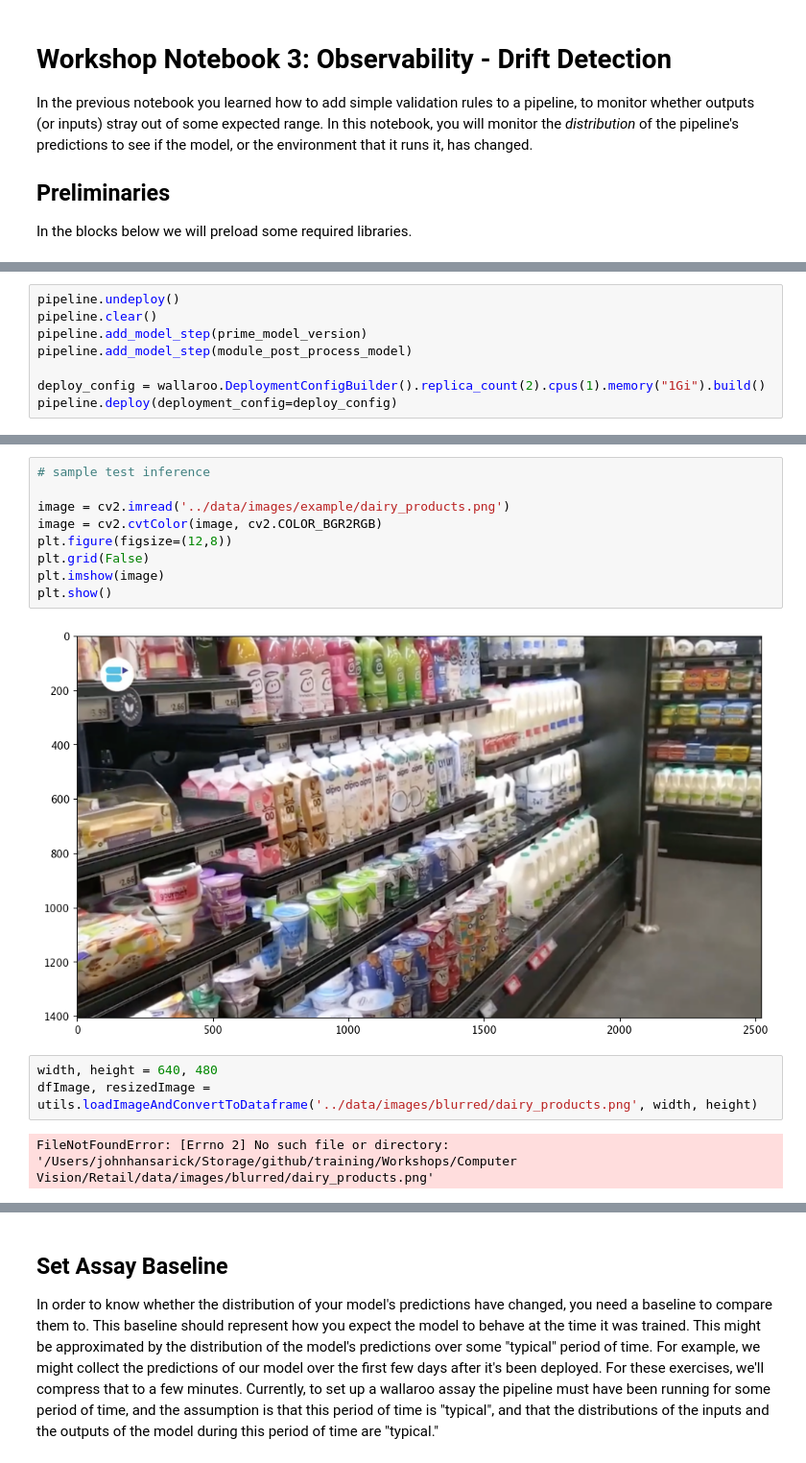
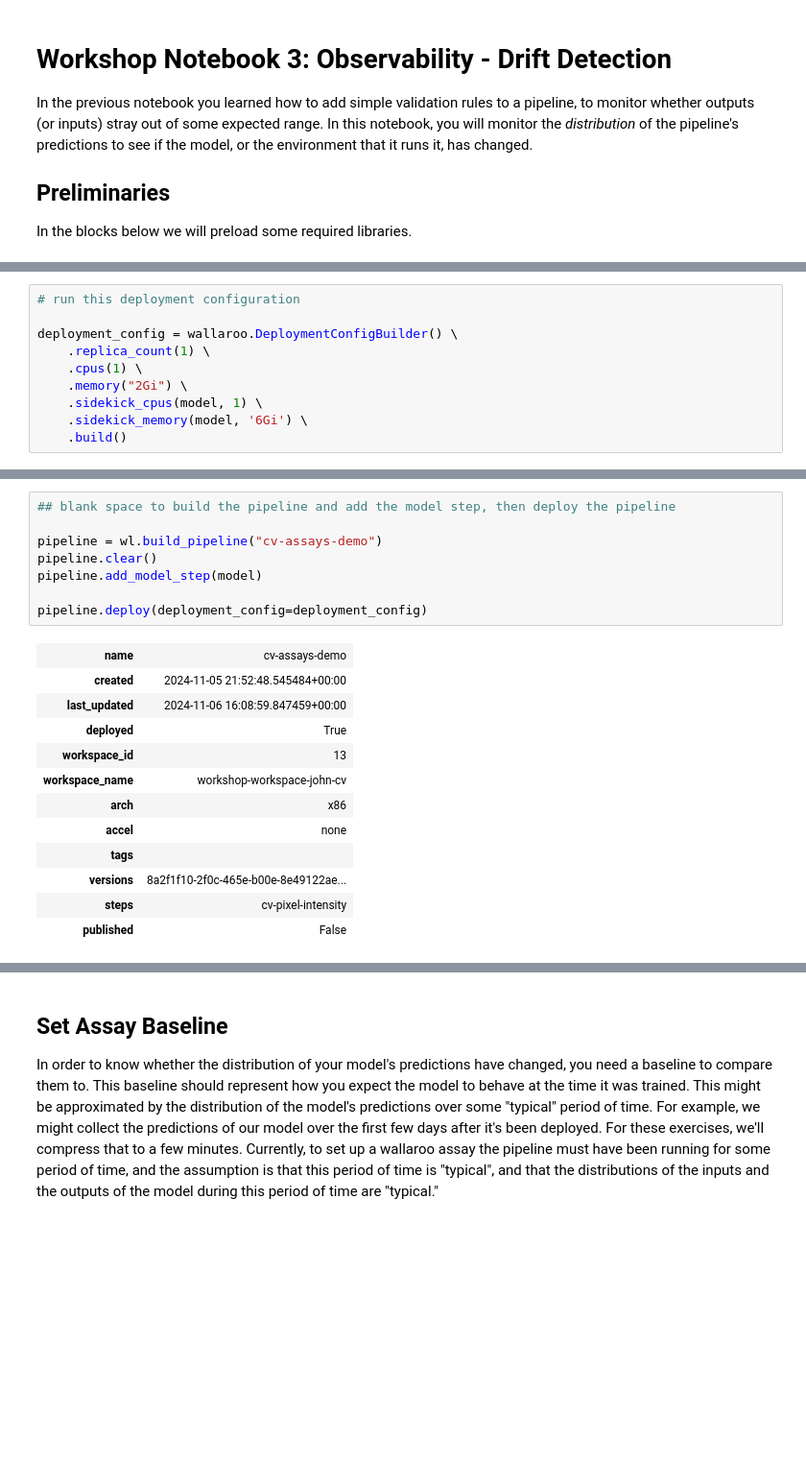
Before and after one commit to WallarooLabs/Workshops, a Jupyter notebook: Computer Vision/Retail/Notebooks-with-code/N4_drift_detection-with-code.ipynb, the cells around one changed output, grey strips where cells are left out. Shown at 96% size. Drawn from its saved outputs; the diff is of its cells as text; blank space fills up the shorter version.

```diff
--- a/Computer Vision/Retail/Notebooks-with-code/N4_drift_detection-with-code.ipynb
+++ b/Computer Vision/Retail/Notebooks-with-code/N4_drift_detection-with-code.ipynb
@@ -98,8 +135,10 @@ Set up the pipeline with the single model step as was done in notebook 1, then d
 # %%
-pipeline.undeploy()
-pipeline.clear()
-pipeline.add_model_step(prime_model_version)
-pipeline.add_model_step(module_post_process_model)
+# run this deployment configuration
 
-deploy_config = wallaroo.DeploymentConfigBuilder().replica_count(2).cpus(1).memory("1Gi").build()
-pipeline.deploy(deployment_config=deploy_config)
+deployment_config = wallaroo.DeploymentConfigBuilder() \
+    .replica_count(1) \
+    .cpus(1) \
+    .memory("2Gi") \
+    .sidekick_cpus(model, 1) \
+    .sidekick_memory(model, '6Gi') \
+    .build()
@@ -119,16 +145,21 @@ pipeline.deploy(deployment_config=deploy_config)
-# %%
-# sample test inference
-
-image = cv2.imread('../data/images/example/dairy_products.png')
-image = cv2.cvtColor(image, cv2.COLOR_BGR2RGB)
-plt.figure(figsize=(12,8))
-plt.grid(False)
-plt.imshow(image)
-plt.show()
-# %% [output]
-[figure, removed]
-# %%
-width, height = 640, 480
-dfImage, resizedImage = utils.loadImageAndConvertToDataframe('../data/images/blurred/dairy_products.png', width, height)
-# %% [output]
-FileNotFoundError: [Errno 2] No such file or directory: '/Users/johnhansarick/Storage/github/training/Workshops/Computer Vision/Retail/data/images/blurred/dairy_products.png'
+# %%
+## blank space to build the pipeline and add the model step, then deploy the pipeline
+
+pipeline = wl.build_pipeline("cv-assays-demo")
+pipeline.clear()
+pipeline.add_model_step(model)
+
+pipeline.deploy(deployment_config=deployment_config)
+# %% [output]
+| name | cv-assays-demo |
+| created | 2024-11-05 21:52:48.545484+00:00 |
+| last_updated | 2024-11-06 16:08:59.847459+00:00 |
+| deployed | True |
+| workspace_id | 13 |
+| workspace_name | workshop-workspace-john-cv |
+| arch | x86 |
+| accel | none |
+| tags |  |
+| versions | 8a2f1f10-2f0c-465e-b00e-8e49122ae... |
+| steps | cv-pixel-intensity |
+| published | False |
```
Also changed, not shown: parts of 25 cells of this notebook, 10 other files.
